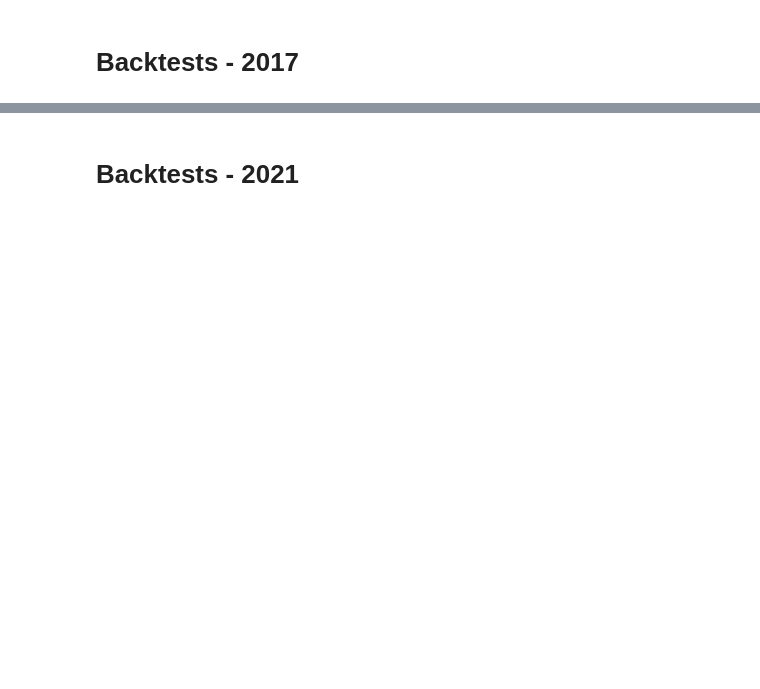
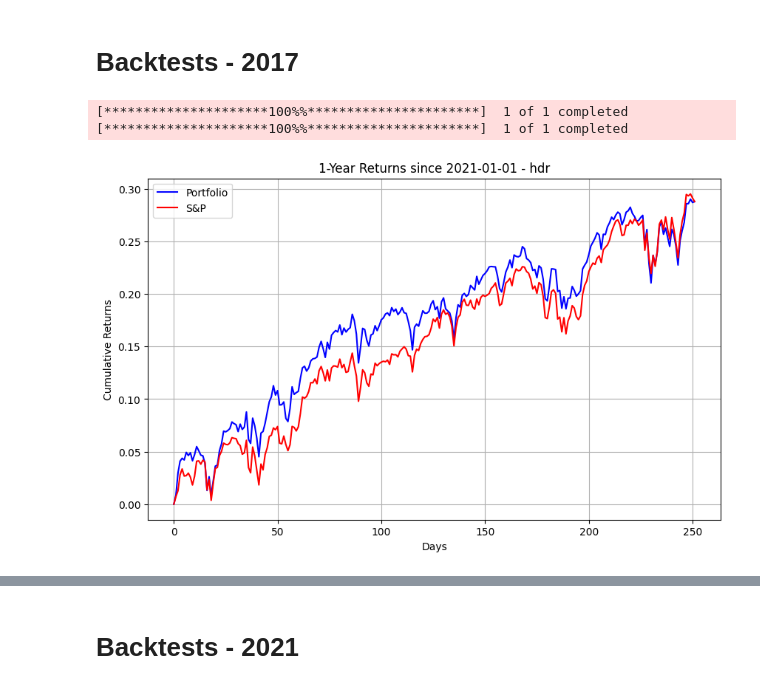
Before and after one commit to henrytang-dev/sparse-tracking-portfolio, a Jupyter notebook: sparse_index_tracking.ipynb, the cells around one changed output, grey strips where cells are left out. Saved outputs shown, nothing was run; the diff lists cells and outputs as text; code cells hidden in the pictures; blank space fills up the shorter version.

```diff
--- a/sparse_index_tracking.ipynb
+++ b/sparse_index_tracking.ipynb
@@ -672,2 +729,8 @@ res_2015_3_ete, mat_2015_3_ete = run_tests("2015-01-01", error="ete", flag="back
 # %% [markdown]
 # Backtests - 2017
+# %%
+res_2017_5_hdr, mat_2017_5_hdr = run_tests("2020-01-01", error="hdr", flag="backtest", train_period = 1, test_period = 1)
+# %% [output]
+[*********************100%%**********************]  1 of 1 completed
+[*********************100%%**********************]  1 of 1 completed
+[figure, added]
```
Also changed, not shown: parts of 18 cells of this notebook.
